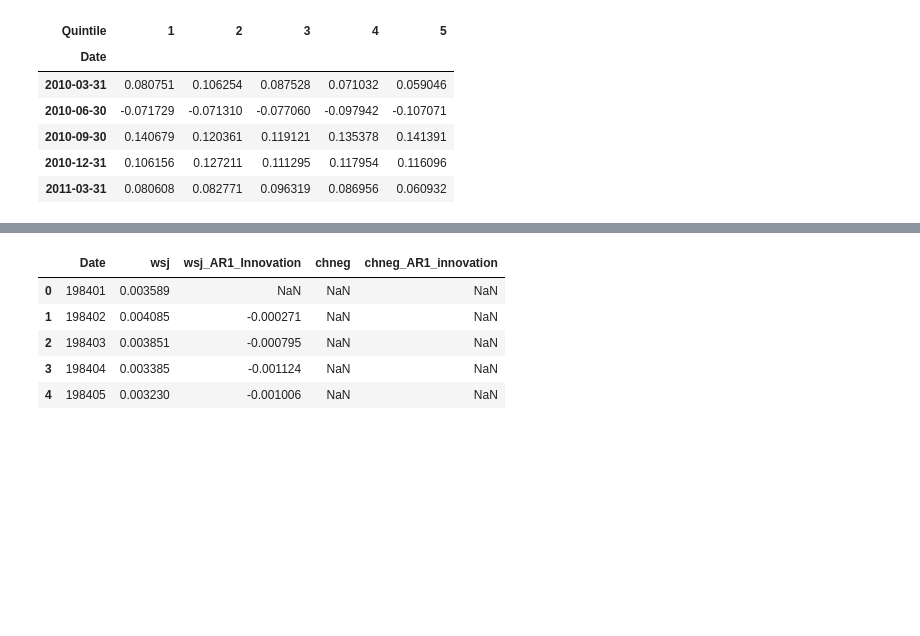
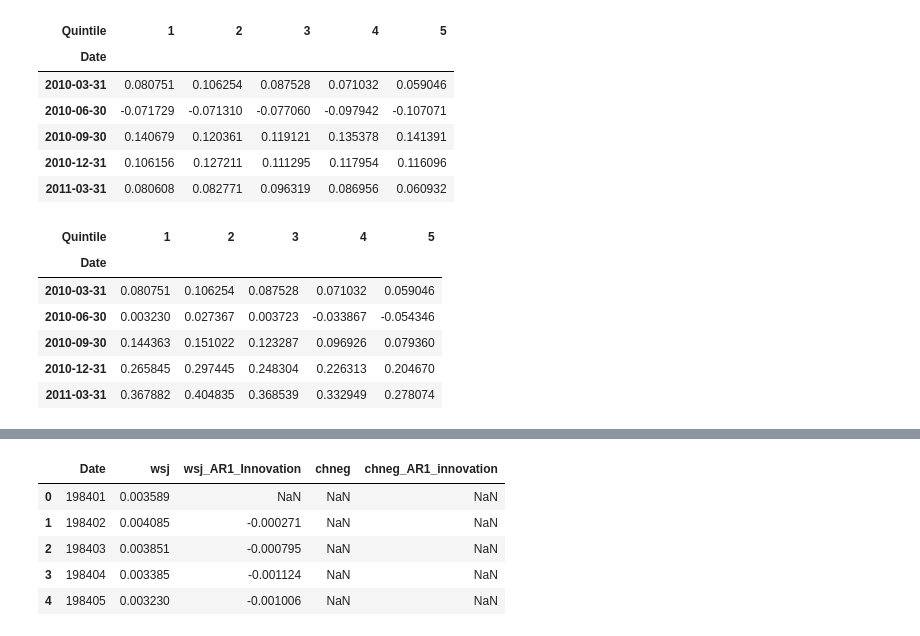
Before and after one commit to STEG-cpu/Sustainable-Finance-Project-2, a Jupyter notebook: Assignment2_Group2.ipynb, the cells around one changed output, grey strips where cells are left out. Drawn from its saved outputs; the diff is of its cells as text; code cells hidden in the pictures; blank space fills up the shorter version.

```diff
--- a/Assignment2_Group2.ipynb
+++ b/Assignment2_Group2.ipynb
@@ -63,3 +63,13 @@ cum_returns = (1 + returns_matrix).cumprod()
+# %%
+cum_returns.head()
+# %% [output]
+| Quintile | 1 | 2 | 3 | 4 | 5 |
+| Date |  |  |  |  |  |
+| 2010-03-31 | 0.080751 | 0.106254 | 0.087528 | 0.071032 | 0.059046 |
+| 2010-06-30 | 0.003230 | 0.027367 | 0.003723 | -0.033867 | -0.054346 |
+| 2010-09-30 | 0.144363 | 0.151022 | 0.123287 | 0.096926 | 0.079360 |
+| 2010-12-31 | 0.265845 | 0.297445 | 0.248304 | 0.226313 | 0.204670 |
+| 2011-03-31 | 0.367882 | 0.404835 | 0.368539 | 0.332949 | 0.278074 |
 # %%
 fig, ax = plt.subplots(figsize=(10, 6))
 ax.plot(cum_returns.index, cum_returns[1], label = 'Low Climate Risk', color = 'tab:blue', linewidth = 2.5, marker = 'o', markersize = 4, alpha = 0.9)
```
Also changed, not shown: parts of 14 cells of this notebook, 1 other file.
